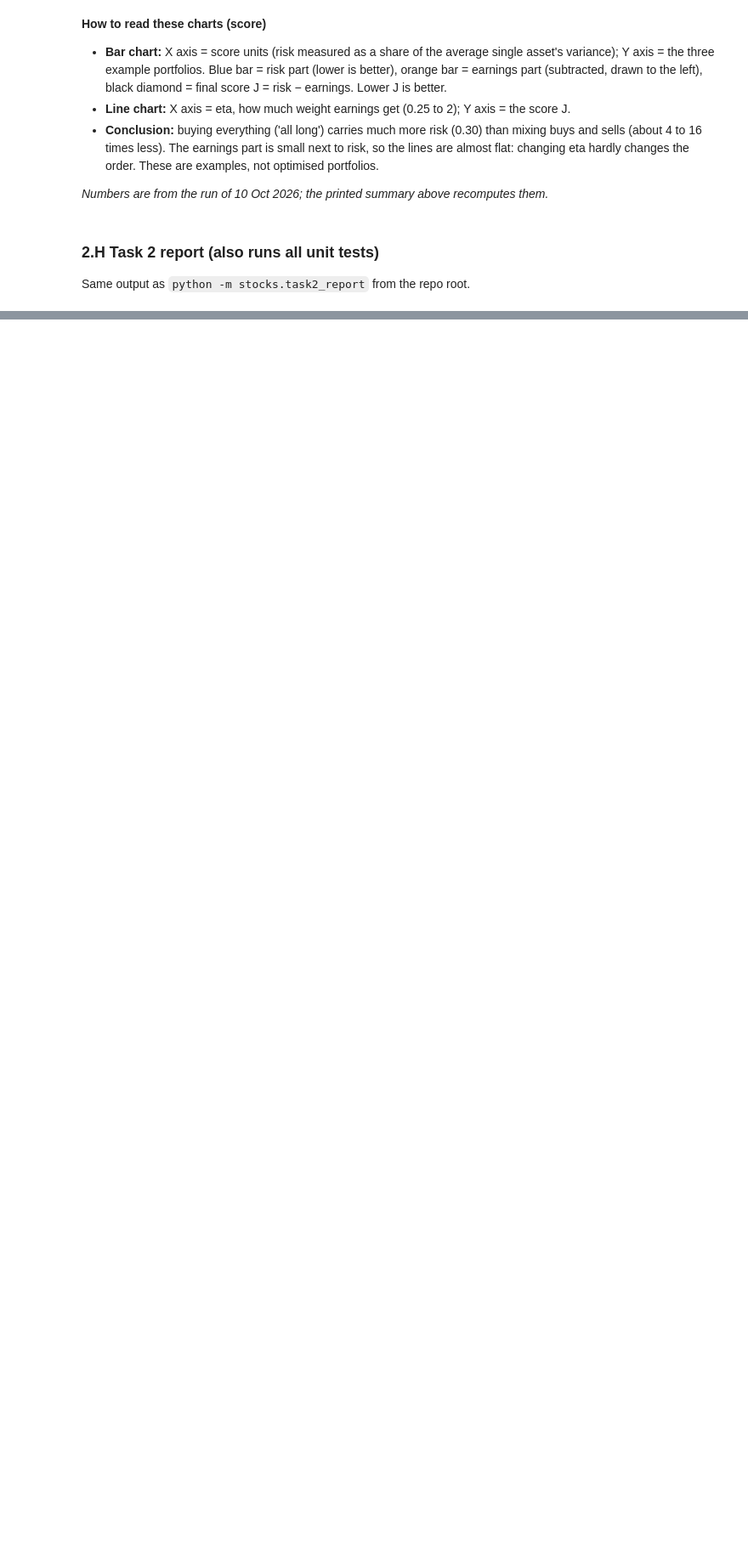
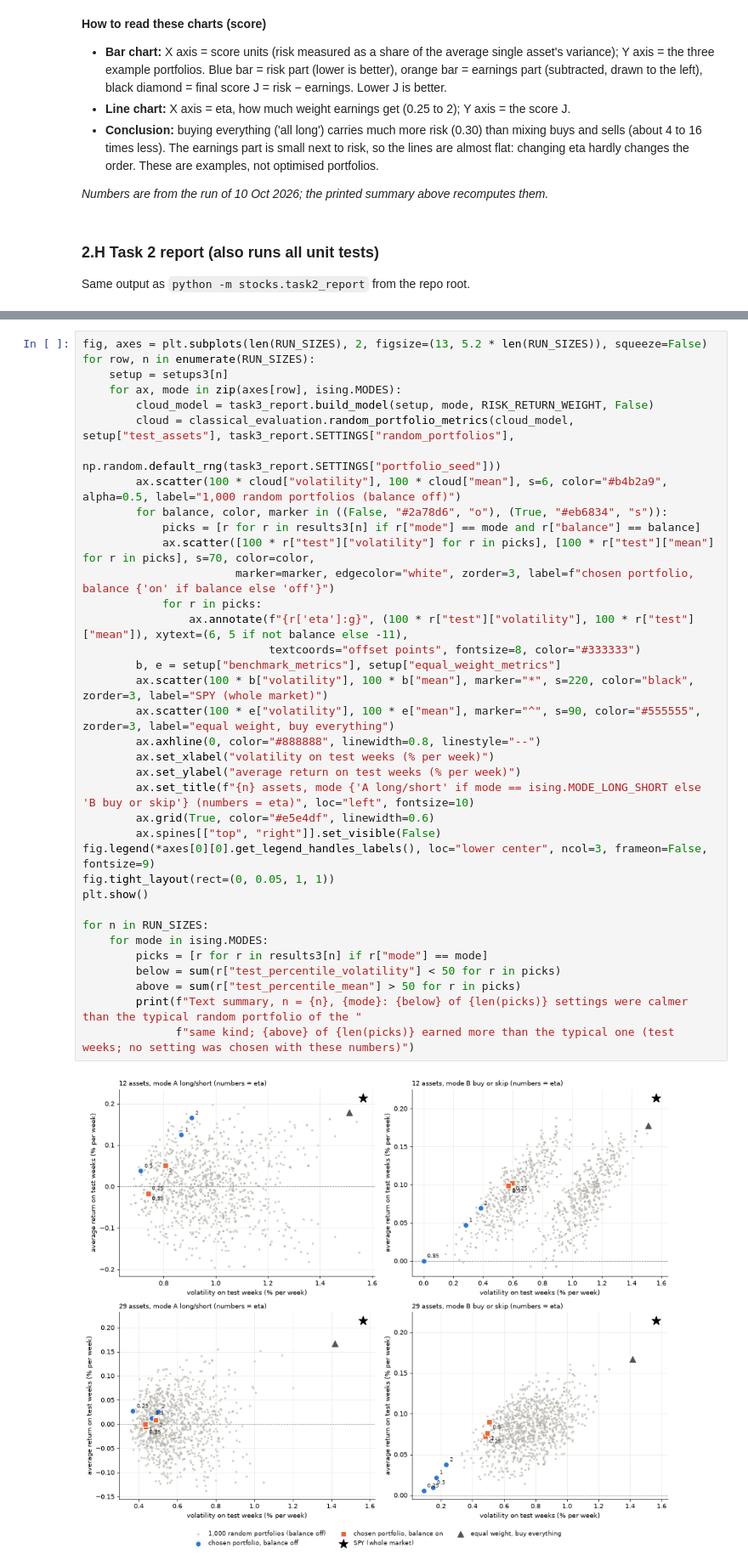
Before and after one commit to Oussema-t/zollerqu-qollab, a Jupyter notebook: stocks/stock_idea_ZollerQu.ipynb, the cells around one changed output, grey strips where cells are left out. Shown at 85% size. Drawn from its saved outputs; the diff is of its cells as text; blank space fills up the shorter version.

```diff
--- a/stocks/stock_idea_ZollerQu.ipynb
+++ b/stocks/stock_idea_ZollerQu.ipynb
@@ -1099,0 +1478,38 @@ RESULT: PASS
+# %%
+fig, axes = plt.subplots(len(RUN_SIZES), 2, figsize=(13, 5.2 * len(RUN_SIZES)), squeeze=False)
+for row, n in enumerate(RUN_SIZES):
+    setup = setups3[n]
+    for ax, mode in zip(axes[row], ising.MODES):
+        cloud_model = task3_report.build_model(setup, mode, RISK_RETURN_WEIGHT, False)
+        cloud = classical_evaluation.random_portfolio_metrics(cloud_model, setup["test_assets"], task3_report.SETTINGS["random_portfolios"],
+                                                              np.random.default_rng(task3_report.SETTINGS["portfolio_seed"]))
+        ax.scatter(100 * cloud["volatility"], 100 * cloud["mean"], s=6, color="#b4b2a9", alpha=0.5, label="1,000 random portfolios (balance off)")
+        for balance, color, marker in ((False, "#2a78d6", "o"), (True, "#eb6834", "s")):
+            picks = [r for r in results3[n] if r["mode"] == mode and r["balance"] == balance]
+            ax.scatter([100 * r["test"]["volatility"] for r in picks], [100 * r["test"]["mean"] for r in picks], s=70, color=color,
+                       marker=marker, edgecolor="white", zorder=3, label=f"chosen portfolio, balance {'on' if balance else 'off'}")
+            for r in picks:
+                ax.annotate(f"{r['eta']:g}", (100 * r["test"]["volatility"], 100 * r["test"]["mean"]), xytext=(6, 5 if not balance else -11),
+                            textcoords="offset points", fontsize=8, color="#333333")
+        b, e = setup["benchmark_metrics"], setup["equal_weight_metrics"]
+        ax.scatter(100 * b["volatility"], 100 * b["mean"], marker="*", s=220, color="black", zorder=3, label="SPY (whole market)")
+        ax.scatter(100 * e["volatility"], 100 * e["mean"], marker="^", s=90, color="#555555", zorder=3, label="equal weight, buy everything")
+        ax.axhline(0, color="#888888", linewidth=0.8, linestyle="--")
+        ax.set_xlabel("volatility on test weeks (% per week)")
+        ax.set_ylabel("average return on test weeks (% per week)")
+        ax.set_title(f"{n} assets, mode {'A long/short' if mode == ising.MODE_LONG_SHORT else 'B buy or skip'} (numbers = eta)", loc="left", fontsize=10)
+        ax.grid(True, color="#e5e4df", linewidth=0.6)
+        ax.spines[["top", "right"]].set_visible(False)
+fig.legend(*axes[0][0].get_legend_handles_labels(), loc="lower center", ncol=3, frameon=False, fontsize=9)
+fig.tight_layout(rect=(0, 0.05, 1, 1))
+plt.show()
+
+for n in RUN_SIZES:
+    for mode in ising.MODES:
+        picks = [r for r in results3[n] if r["mode"] == mode]
+        below = sum(r["test_percentile_volatility"] < 50 for r in picks)
+        above = sum(r["test_percentile_mean"] > 50 for r in picks)
+        print(f"Text summary, n = {n}, {mode}: {below} of {len(picks)} settings were calmer than the typical random portfolio of the "
+              f"same kind; {above} of {len(picks)} earned more than the typical one (test weeks; no setting was chosen with these numbers)")
+# %% [output]
+[figure, added]
```
Also changed, not shown: parts of 31 cells of this notebook, 7 other files.
